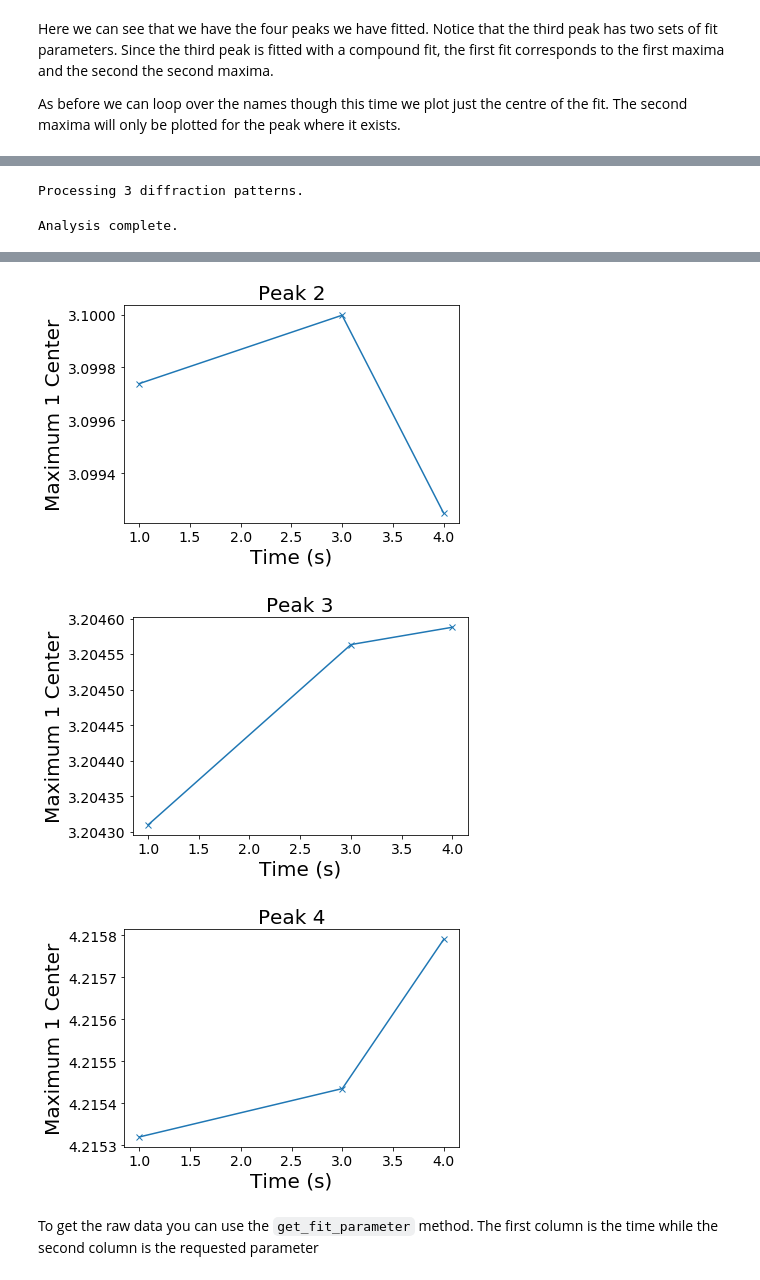
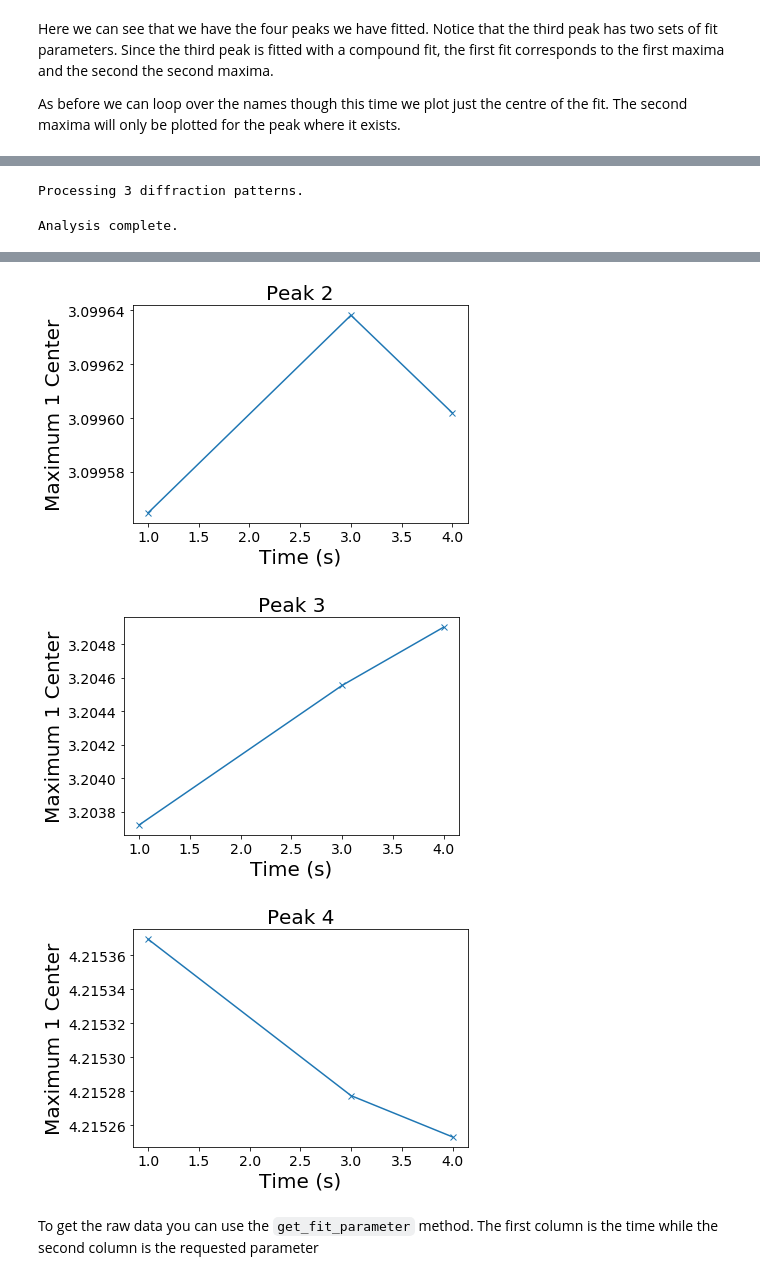
Before and after one commit to LightForm-group/xrdfit, a Jupyter notebook: tutorial notebooks/3 - Fitting peaks over time.ipynb, the cells around one changed output, grey strips where cells are left out. Drawn from its saved outputs; the diff is of its cells as text; code cells hidden in the pictures.

```diff
--- a/tutorial notebooks/3 - Fitting peaks over time.ipynb
+++ b/tutorial notebooks/3 - Fitting peaks over time.ipynb
@@ -20,7 +20,7 @@ from spectrum_fitting import PeakParams
 
 first_cake_angle = 90
 cakes_to_fit = [36, 1, 2]
-peak_params = PeakParams('1', (2.8, 2.9))
+peak_params = PeakParams('1', (2.75, 2.95))
 merge_cakes = True
 
 spectrum_time = 1
@@ -65,10 +65,10 @@ first_cake_angle = 90
 cakes_to_fit = [36, 1, 2]
 
 
-peak_params = [PeakParams('1', (2.8, 2.9)),
-               PeakParams('2', (3.05, 3.15)),
-               PeakParams('3',  (3.15, 3.28), 2, {"1_min": 3.17, "1_max": 3.24, "2_min": 3.225, "2_max": 3.28}),
-               PeakParams('4', (4.15, 4.28))]
+peak_params = [PeakParams('1', (2.75, 2.95)),
+               PeakParams('2', (3.02, 3.15)),
+               PeakParams('3',  (3.13, 3.32), 2, {"1_min": 3.17, "1_max": 3.24, "2_min": 3.225, "2_max": 3.28}),
+               PeakParams('4', (4.12, 4.30))]
 merge_cakes = True
 
 spectrum_time = 1
@@ -119,17 +119,6 @@ The below example will load just spectra 1, 3 and 4 from the example folder. Not
 # %%
-first_cake_angle = 90
-cakes_to_fit = [36, 1, 2]
-
-peak_params = [PeakParams('1', (2.8, 2.9)),
-               PeakParams('2', (3.05, 3.15)),
-               PeakParams('3',  (3.15, 3.28), 2, {"1_min": 3.17, "1_max": 3.24, "2_min": 3.225, "2_max": 3.28}),
-               PeakParams('4', (4.15, 4.28))]
-
-merge_cakes = True
-
-spectrum_time = 1
+frames_to_load = [1, 3, 4]
 file_stub = "../example_data/adc_041_7Nb_NDload_700C_15mms_{:05d}.dat"
-frames_to_load = [1, 3, 4]
 
 experiment = spectrum_fitting.FittingExperiment(spectrum_time, file_stub, first_cake_angle,
                                                 cakes_to_fit, peak_params, merge_cakes, frames_to_load)
@@ -144,6 +133,6 @@ Analysis complete.
-[figure, old version]
+[figure, new version]
-[figure, old version]
+[figure, new version]
-[figure, old version]
+[figure, new version]
 # %% [markdown]
 To get the raw data you can use the `get_fit_parameter` method. The first column is the time while the second column is the requested parameter
 # %%
```
Also changed, not shown: parts of 5 cells of this notebook, 3 other files.
